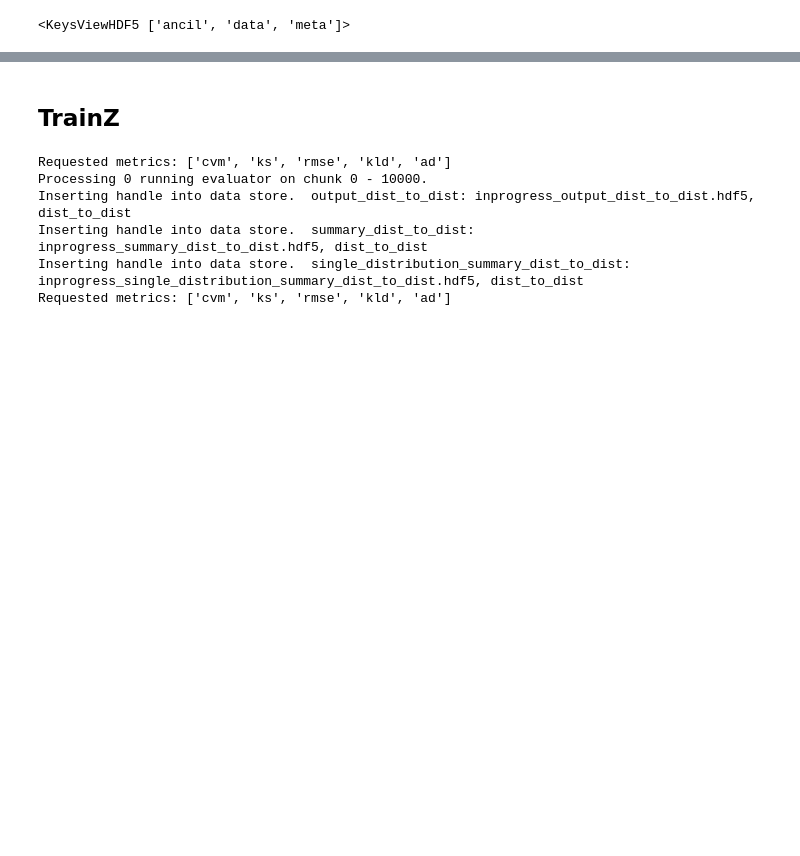
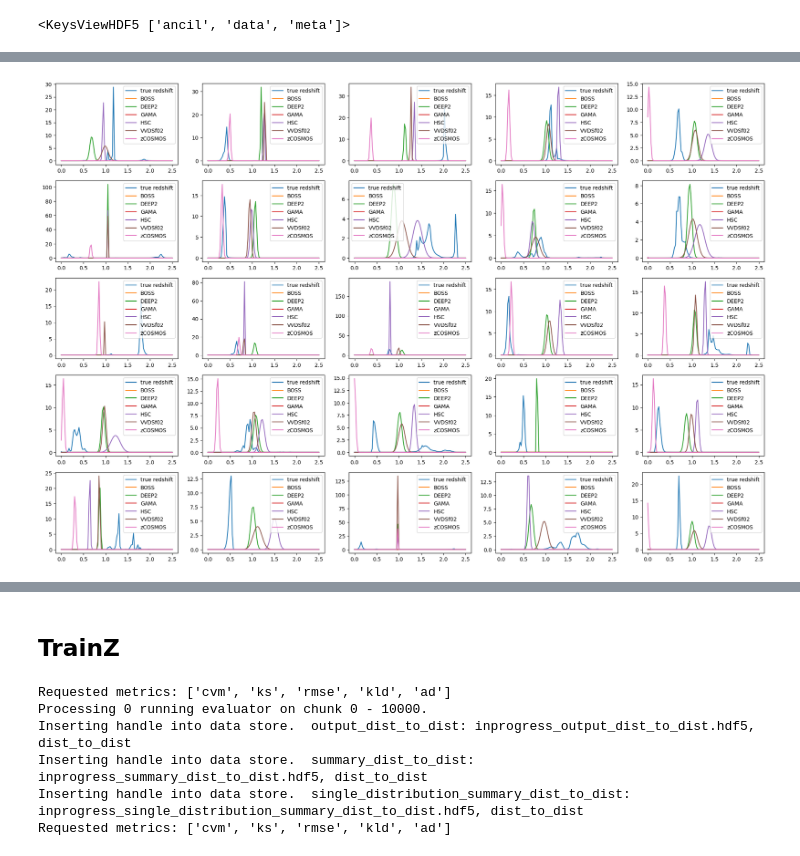
Before and after one commit to alice-crafford/Photo-z-Stress-Test, a Jupyter notebook: Evaluation_Pipeline.ipynb, the cells around one changed output, grey strips where cells are left out. Saved outputs shown, nothing was run; the diff lists cells and outputs as text; code cells hidden in the pictures; blank space fills up the shorter version.

```diff
--- a/Evaluation_Pipeline.ipynb
+++ b/Evaluation_Pipeline.ipynb
@@ -40,0 +132,4 @@ ztrue_data_2 = DS.read_file('ztrue_data', TableHandle, ztrue_file)
+# %%
+makePlots('GPz', 5, 24)
+# %% [output]
+[figure, added]
```
Also changed, not shown: parts of 24 cells of this notebook.
